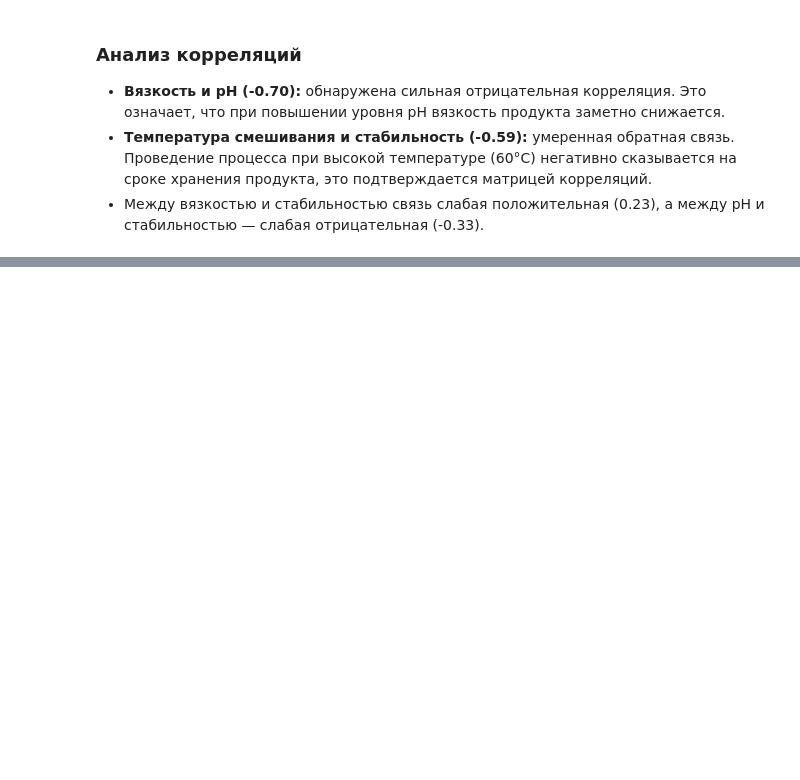
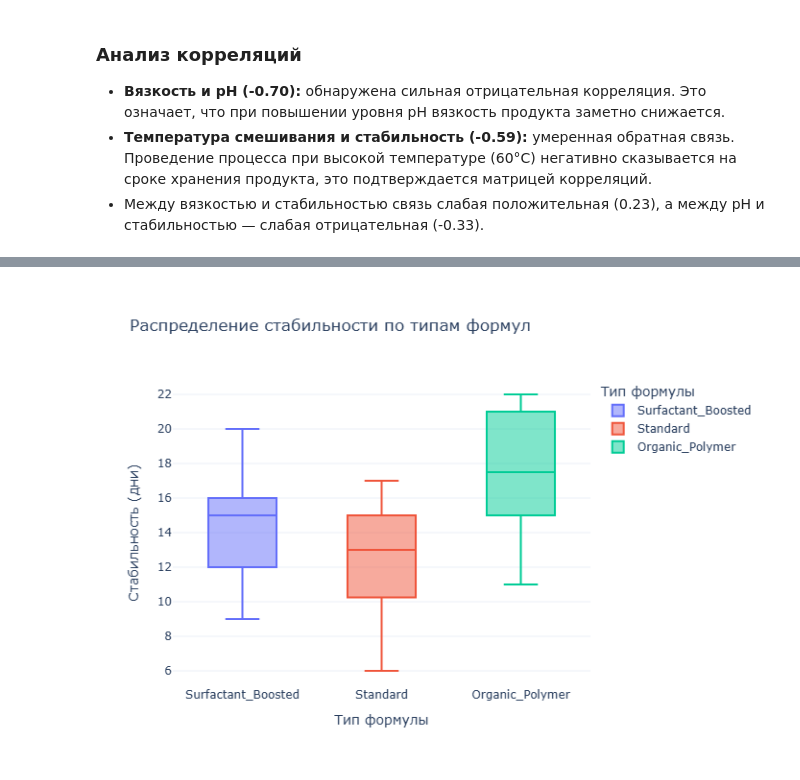
Before and after one commit to Liza511151/project-name511151, a Jupyter notebook: notebooks/EDA.ipynb, the cells around one changed output, grey strips where cells are left out. Drawn from its saved outputs; the diff is of its cells as text; code cells hidden in the pictures; blank space fills up the shorter version.

```diff
--- a/notebooks/EDA.ipynb
+++ b/notebooks/EDA.ipynb
@@ -154,0 +176,12 @@ plt.show()
+# %%
+fig2 = px.box(
+    df,
+    x="Formula_Type",
+    y="Stability_Days",
+    color="Formula_Type",
+    title="Распределение стабильности по типам формул",
+    labels={"Formula_Type": "Тип формулы", "Stability_Days": "Стабильность (дни)"}
+)
+fig2.show()
+# %% [output]
+[figure, added]
```
Also changed, not shown: parts of 3 cells of this notebook, 2 other files.
